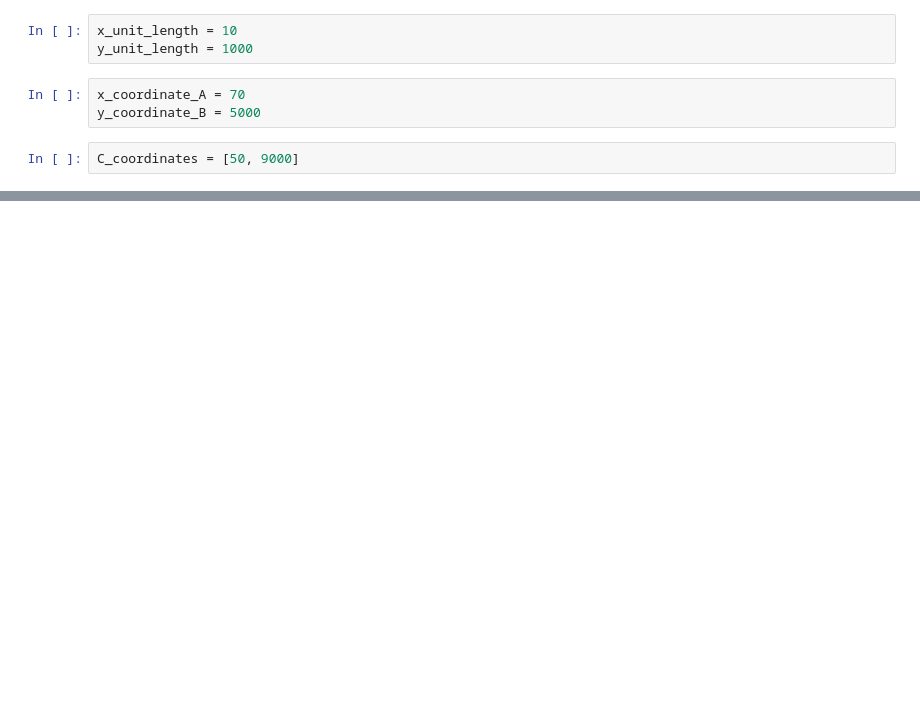
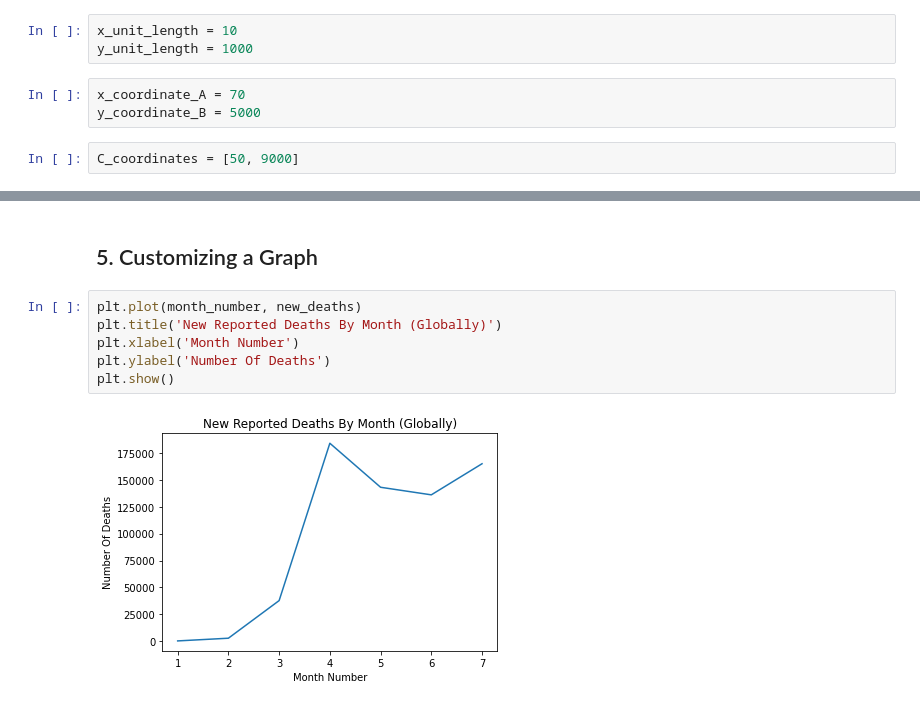
Before and after one commit to rafaeltorrese/data-science-lecture, a Jupyter notebook: 02_data-analysis-viz/02_data_visualization_fundamentals/01_line_graphs_and_time_series/line_graphs_and_time_series.ipynb, the cells around one changed output, grey strips where cells are left out. Drawn from its saved outputs; the diff is of its cells as text; blank space fills up the shorter version.

```diff
--- a/02_data-analysis-viz/02_data_visualization_fundamentals/01_line_graphs_and_time_series/line_graphs_and_time_series.ipynb
+++ b/02_data-analysis-viz/02_data_visualization_fundamentals/01_line_graphs_and_time_series/line_graphs_and_time_series.ipynb
@@ -61,0 +190,10 @@ C_coordinates = [50, 9000]
+# %% [markdown]
+## 5. Customizing a Graph
+# %%
+plt.plot(month_number, new_deaths)
+plt.title('New Reported Deaths By Month (Globally)')
+plt.xlabel('Month Number')
+plt.ylabel('Number Of Deaths')
+plt.show()
+# %% [output]
+[figure, added]
```
Also changed, not shown: parts of 38 cells of this notebook, 15 other files.
